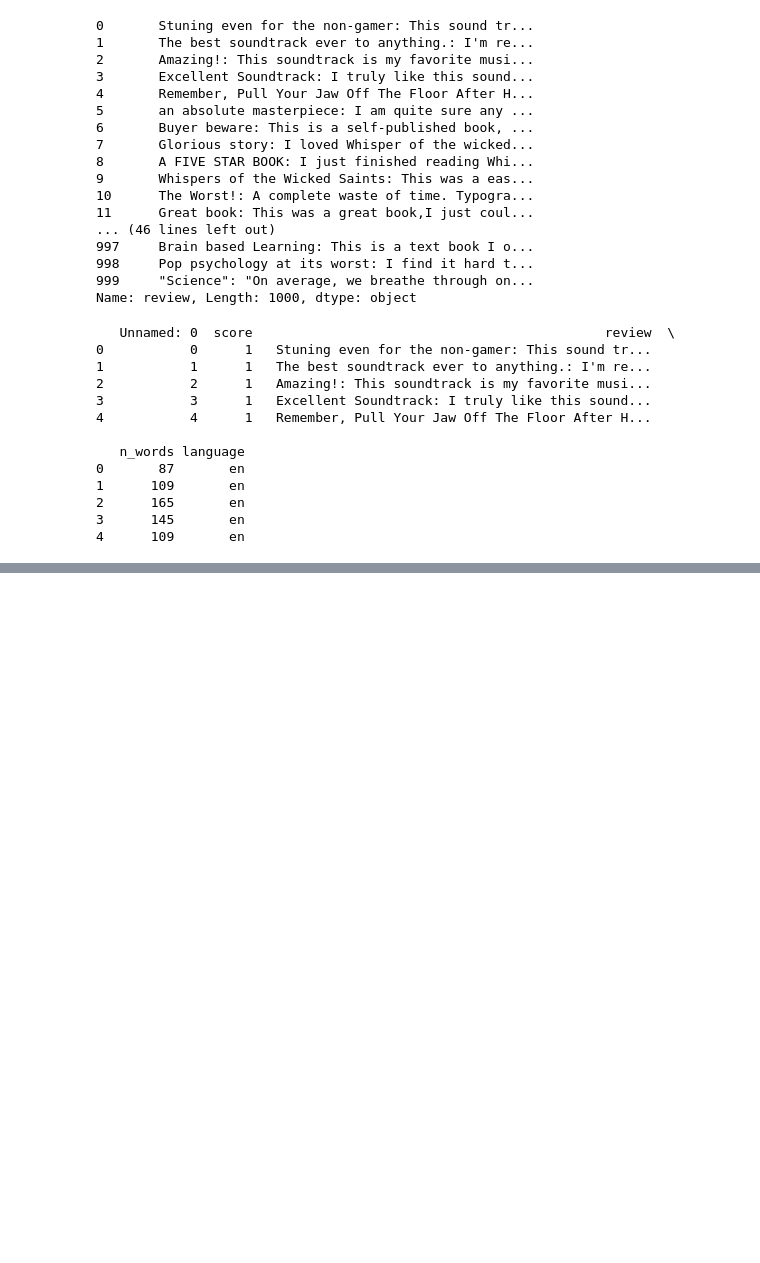
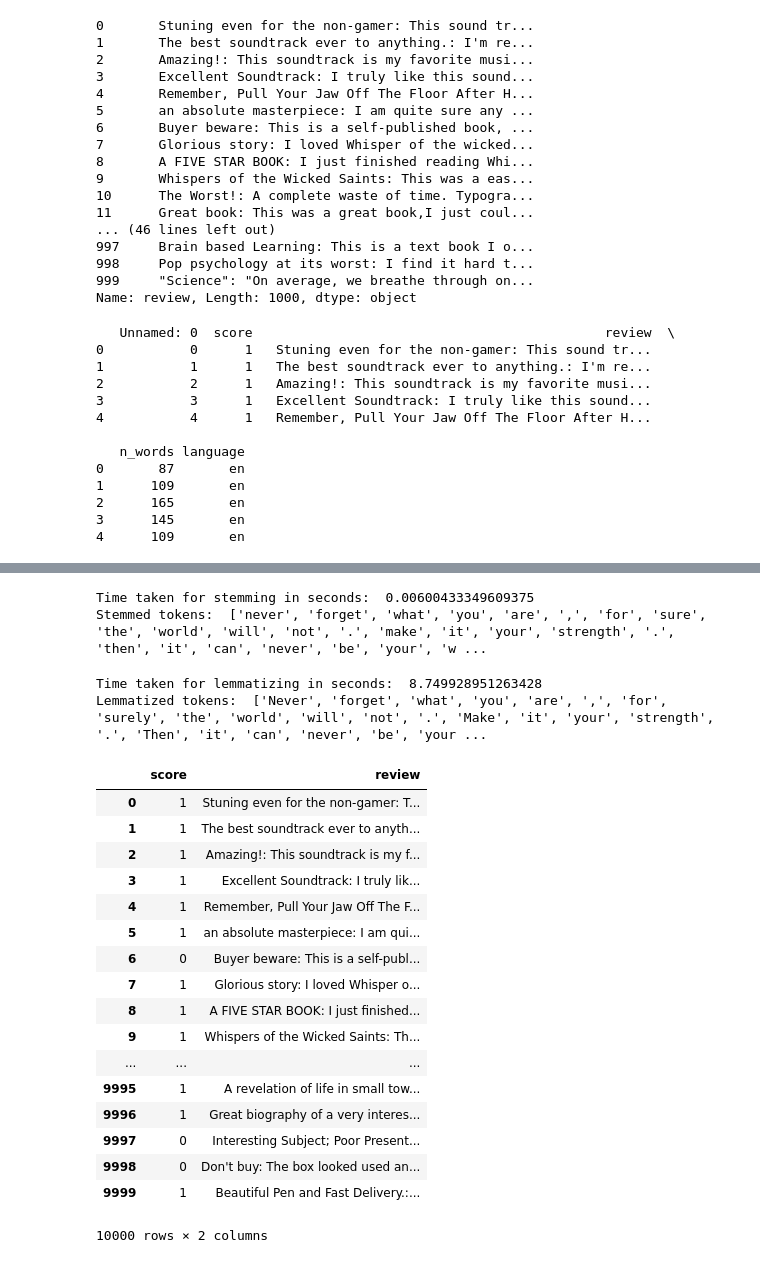
Before and after one commit to DavitGadyan/Machine-Learning-Workings, a Jupyter notebook: NLP-ML/Sentiment Analysis in Python.ipynb, the cells around one changed output, grey strips where cells are left out. Drawn from its saved outputs; the diff is of its cells as text; code cells hidden in the pictures; blank space fills up the shorter version.

```diff
--- a/NLP-ML/Sentiment Analysis in Python.ipynb
+++ b/NLP-ML/Sentiment Analysis in Python.ipynb
@@ -643,0 +840,57 @@ print(reviews.head())
+# %%
+import time
+
+# Log the start time
+start_time = time.time()
+
+# Build a stemmed list
+stemmed_tokens = [porter.stem(token) for token in tokens]
+
+# Log the end time
+end_time = time.time()
+
+print('Time taken for stemming in seconds: ', end_time - start_time)
+print('Stemmed tokens: ', stemmed_tokens)
+# %% [output]
+Time taken for stemming in seconds:  0.00600433349609375
+Stemmed tokens:  ['never', 'forget', 'what', 'you', 'are', ',', 'for', 'sure', 'the', 'world', 'will', 'not', '.', 'make', 'it', 'your', 'strength', '.', 'then', 'it', 'can', 'never', 'be', 'your', 'w ...
+# %%
+import time
+
+# Log the start time
+start_time = time.time()
+
+# Build a lemmatized list
+lem_tokens = [WNlemmatizer.lemmatize(token) for token in tokens]
+
+# Log the end time
+end_time = time.time()
+
+print('Time taken for lemmatizing in seconds: ', end_time - start_time)
+print('Lemmatized tokens: ', lem_tokens)
+# %% [output]
+Time taken for lemmatizing in seconds:  8.749928951263428
+Lemmatized tokens:  ['Never', 'forget', 'what', 'you', 'are', ',', 'for', 'surely', 'the', 'world', 'will', 'not', '.', 'Make', 'it', 'your', 'strength', '.', 'Then', 'it', 'can', 'never', 'be', 'your ...
+# %%
+non_english_reviews = pd.read_csv(r'amazon_reviews_sample.csv',index_col=0)
+# %%
+non_english_reviews
+# %% [output]
+|  | score | review |
+| 0 | 1 | Stuning even for the non-gamer: T... |
+| 1 | 1 | The best soundtrack ever to anyth... |
+| 2 | 1 | Amazing!: This soundtrack is my f... |
+| 3 | 1 | Excellent Soundtrack: I truly lik... |
+| 4 | 1 | Remember, Pull Your Jaw Off The F... |
+| 5 | 1 | an absolute masterpiece: I am qui... |
+| 6 | 0 | Buyer beware: This is a self-publ... |
+| 7 | 1 | Glorious story: I loved Whisper o... |
+| 8 | 1 | A FIVE STAR BOOK: I just finished... |
+| 9 | 1 | Whispers of the Wicked Saints: Th... |
+| ... | ... | ... |
+| 9995 | 1 | A revelation of life in small tow... |
+| 9996 | 1 | Great biography of a very interes... |
+| 9997 | 0 | Interesting Subject; Poor Present... |
+| 9998 | 0 | Don't buy: The box looked used an... |
+| 9999 | 1 | Beautiful Pen and Fast Delivery.:... |
+10000 rows × 2 columns
```
Also changed, not shown: parts of 22 cells of this notebook.
